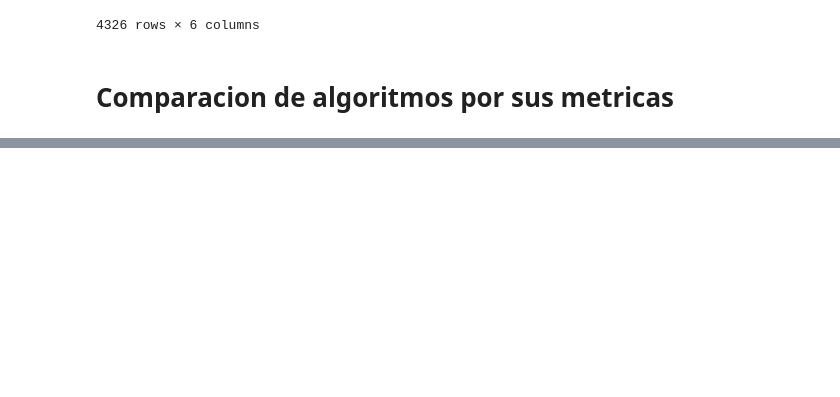
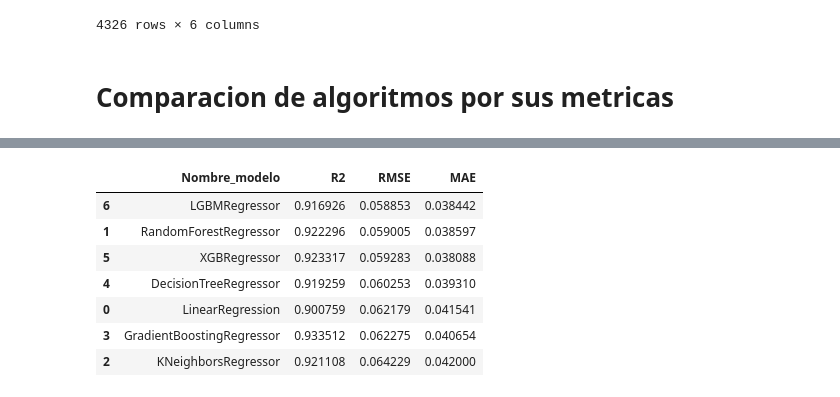
Before and after one commit to 11Feldman/BurnRate, a Jupyter notebook: CompareRegressionAlgorithms.ipynb, the cells around one changed output, grey strips where cells are left out. Saved outputs shown, nothing was run; the diff lists cells and outputs as text; code cells hidden in the pictures; blank space fills up the shorter version.

```diff
--- a/CompareRegressionAlgorithms.ipynb
+++ b/CompareRegressionAlgorithms.ipynb
@@ -332,0 +496,13 @@ plt.show()
+# %%
+df_ = df[['Nombre_modelo','R2','RMSE','MAE']].sort_values(by=['RMSE'],ascending=True)
+
+df_
+# %% [output]
+|  | Nombre_modelo | R2 | RMSE | MAE |
+| 6 | LGBMRegressor | 0.916926 | 0.058853 | 0.038442 |
+| 1 | RandomForestRegressor | 0.922296 | 0.059005 | 0.038597 |
+| 5 | XGBRegressor | 0.923317 | 0.059283 | 0.038088 |
+| 4 | DecisionTreeRegressor | 0.919259 | 0.060253 | 0.039310 |
+| 0 | LinearRegression | 0.900759 | 0.062179 | 0.041541 |
+| 3 | GradientBoostingRegressor | 0.933512 | 0.062275 | 0.040654 |
+| 2 | KNeighborsRegressor | 0.921108 | 0.064229 | 0.042000 |
```
Also changed, not shown: parts of 22 cells of this notebook.
